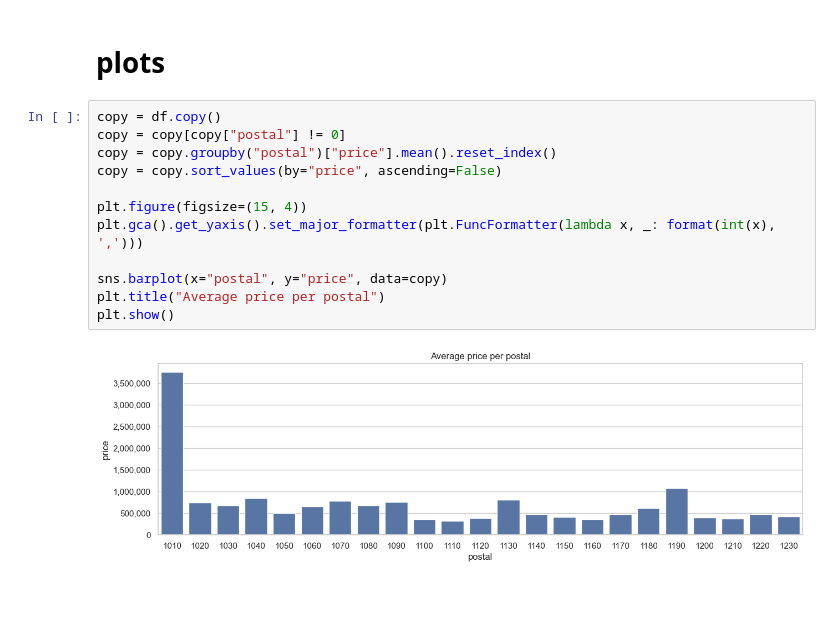
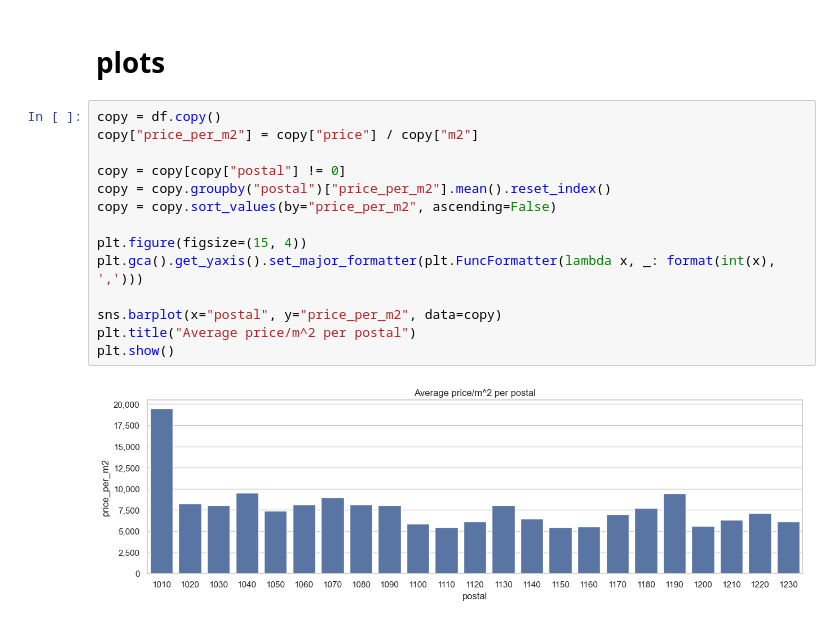
Before and after one commit to sueszli/will-wohnen, a Jupyter notebook: analysis.ipynb, the cells around one changed output. Saved outputs shown, nothing was run; the diff lists cells and outputs as text; blank space fills up the shorter version.

```diff
--- a/analysis.ipynb
+++ b/analysis.ipynb
@@ -84,15 +84,17 @@ Name: num_rooms, dtype: float64
 # plots
 # %%
 copy = df.copy()
+copy["price_per_m2"] = copy["price"] / copy["m2"]
+
 copy = copy[copy["postal"] != 0]
-copy = copy.groupby("postal")["price"].mean().reset_index()
-copy = copy.sort_values(by="price", ascending=False)
+copy = copy.groupby("postal")["price_per_m2"].mean().reset_index()
+copy = copy.sort_values(by="price_per_m2", ascending=False)
 
 plt.figure(figsize=(15, 4))
 plt.gca().get_yaxis().set_major_formatter(plt.FuncFormatter(lambda x, _: format(int(x), ',')))
 
-sns.barplot(x="postal", y="price", data=copy)
-plt.title("Average price per postal")
+sns.barplot(x="postal", y="price_per_m2", data=copy)
+plt.title("Average price/m^2 per postal")
 plt.show()
 # %% [output]
-[figure, old version]
+[figure, new version]
```
Also changed, not shown: parts of 4 cells of this notebook, 1 other file.
